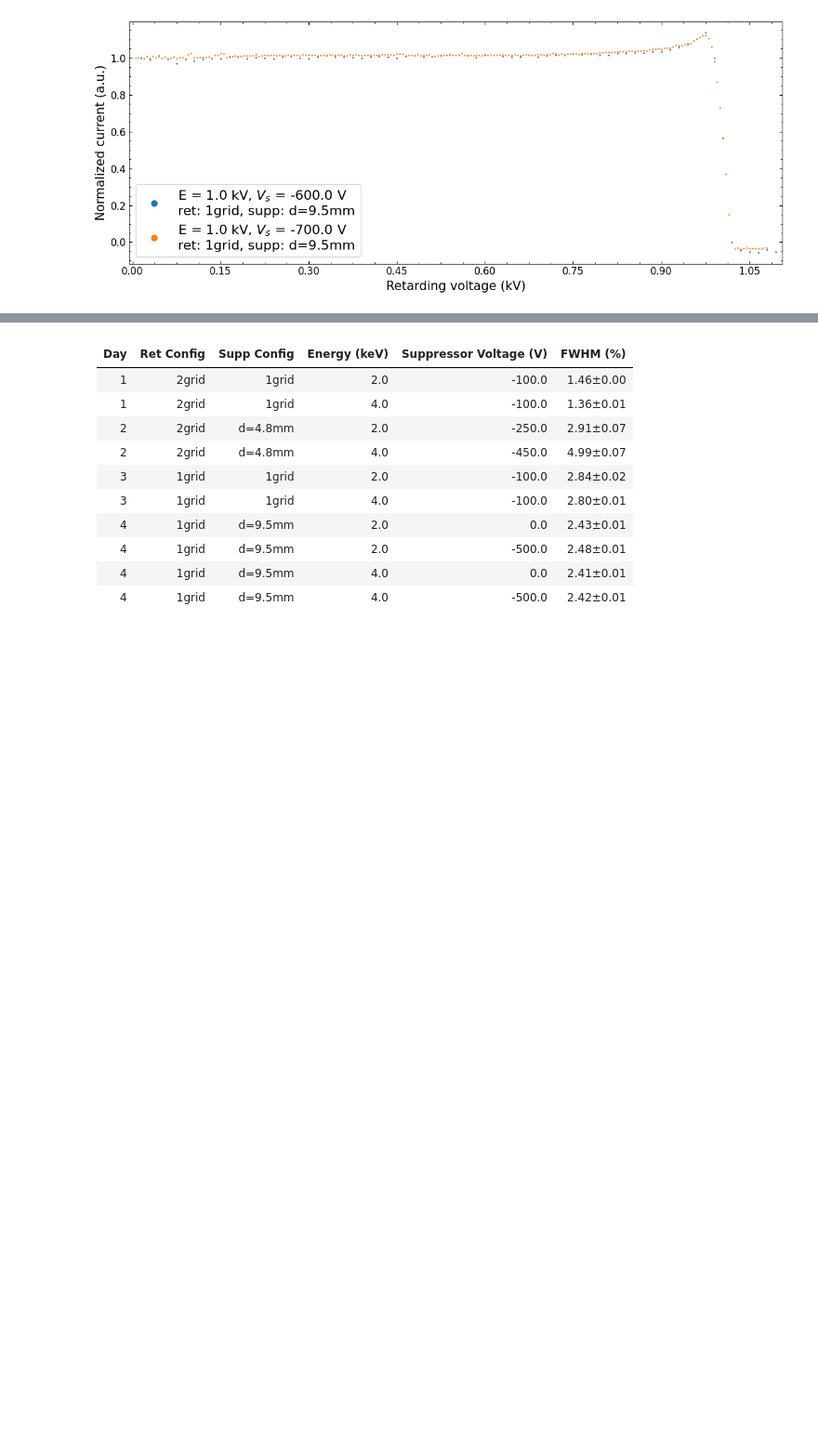
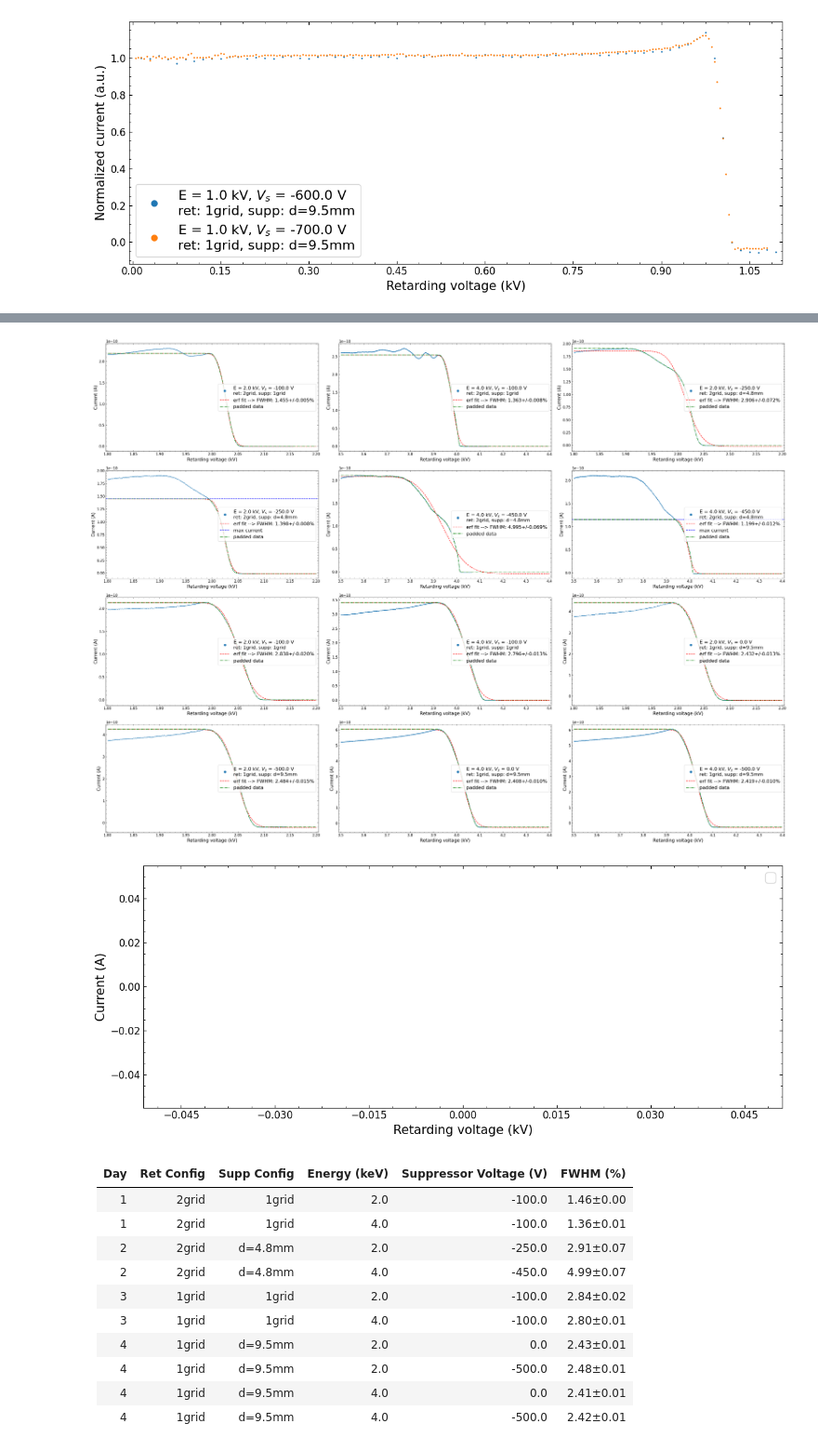
Before and after one commit to naki23/PL4-RFA, a Jupyter notebook: RFA_main2.ipynb, the cells around one changed output, grey strips where cells are left out. Shown at 93% size. Drawn from its saved outputs; the diff is of its cells as text; code cells hidden in the pictures; blank space fills up the shorter version.

Commit message:
fwhm subplots done, latex table wip

```diff
--- a/RFA_main2.ipynb
+++ b/RFA_main2.ipynb
@@ -497,7 +523,7 @@ Overall behaviors: 4 days, 2k and 4k each, at 1 Vsupp for each
 # %%
 for e in [2, 4]:
     # setup for-loops
-    fig, ax = format_plot(show=False)
+    fig, this_ax = format_plot(show=False)
     days = [1, 2, 3, 4]
     colors = ["blue", "blue", "red", "red"]
     linestyles = ["-", "--", "-", "--"]
@@ -506,11 +532,11 @@ for e in [2, 4]:
         # get the data w/ the highest suppressor voltage for each day
         highest_s = get_w_highest_supp(filtered(all_rfa_datas,
                                                 day=[day], energy=[e], is_peak=[False]))
-        ax.plot(highest_s.retarding_voltage, highest_s.current,
+        this_ax.plot(highest_s.retarding_voltage, highest_s.current,
                 label=f"Retarding config.: {highest_s.ret_config}\nSuppressor config.: {highest_s.supp_config}",
                 color=color,
                 linestyle=linestyle, linewidth=1.25)
-    format_plot(figax=(fig, ax), is_norm=highest_s.is_normalized, show=False, figsize=(12.5, 7))
+    format_plot(figax=(fig, this_ax), is_norm=highest_s.is_normalized, show=False, figsize=(12.5, 7))
     # export
     print(name := f"{e}kV_max-supp_1each-day.png")
     plt.savefig(f"./plot exports/{name}")
@@ -574,16 +600,16 @@ for (day, energy), range_ in thru:
                      is_peak=[False],
                      supp_voltage=range_)
     datas = sorted(datas, key=lambda x: -x.suppressor_voltage)
-    fig, ax = format_plot(show=False)
+    fig, this_ax = format_plot(show=False)
     for data in datas:
-        ax.plot(data.retarding_voltage, data.current,
+        this_ax.plot(data.retarding_voltage, data.current,
                 label=f"Suppressor voltage: {data.suppressor_voltage:.0f} V",
                 marker="o", markersize=0.5,
                 linestyle='-', linewidth=1)
-    fig, ax = format_plot(figax=(fig, ax), is_norm=data.is_normalized, show=False, figsize=(12.5, 7))
+    fig, this_ax = format_plot(figax=(fig, this_ax), is_norm=data.is_normalized, show=False, figsize=(12.5, 7))
     # change the legend location for the 1st one
     if (day, energy) == (2, 4):
-        ax.legend(
+        this_ax.legend(
                     loc='center left',
                     bbox_to_anchor=(1, 0.5),
                     markerscale=7)
@@ -643,3 +632,55 @@ FWHM: 0.113+/-0.001 kV, FWHM as % of center: 2.80+/-0.01%
+# %%
+peaks0 = filtered(all_rfa_datas, is_peak=[True], supp_voltage=list(range(0, -701, -50)))
+peaks0.sort(key=lambda x: (x.measurement_day, x.energy, -x.suppressor_voltage))
+mc0 = len(peaks0)*[None]
+
+double_falloffs = [filtered(all_rfa_datas, energy=[4],
+                            is_peak=[True],
+                            day=[2],
+                            supp_voltage=[-450])[0],
+                    filtered(all_rfa_datas, energy=[2],
+                             is_peak=[True],
+                             day=[2],
+                             supp_voltage=[-250])[0]]
+mcurrents = [1.15e-10, 1.45e-10]
+
+peaks_all = peaks0
+peaks_all.insert(3, double_falloffs[1])
+peaks_all.insert(5, double_falloffs[0])
+
+mc_all = mc0
+mc_all.insert(3, mcurrents[1])
+mc_all.insert(5, mcurrents[0])
+
+ncol, nrow = optimal_subplot_layout(len(peaks_all))
+fig, axs = plt.subplots(nrow, ncol, figsize=(ncol*11, nrow*6), tight_layout=True, dpi=100)
+axs = axs.flatten()
+trash_fig, _ = format_plot(show=False)
+
+table_data = []
+
+for data, m_c, ax in zip(peaks_all, mc_all, axs):
+    max_current, x_data, y_data, fit, fwhm_percent = data.calc_fwhm(plot_outside=True, max_current=m_c)
+
+    _, ax = format_plot(figax=(trash_fig, ax), rfa_datas=[data], show=False)
+    ax.plot(x_data, fit, 'r--',
+            label=f'erf fit --> FWHM: {fwhm_percent:.3f}%')
+    if max_current:
+        ax.axhline(y=max_current, color='b', linestyle='--', label='max current')
+    ax.plot(x_data, y_data, 'g-.', label='padded data')
+    ax.legend(markerscale=7, loc="right")
+
+    table_data.append([data.measurement_day,
+                       data.ret_config,
+                       data.supp_config,
+                       data.energy,
+                       data.suppressor_voltage,
+                       fwhm_percent])
+
+plt.show()
+# %% [output]
+[figure, added]
+[figure, added]
 # %% [markdown]
 | Day | Ret Config | Supp Config | Energy (keV) | Suppressor Voltage (V) | FWHM (%) |
 |-----|-------------|----------------------|------|------------|-------------|
```
Also changed, not shown: parts of 5 cells of this notebook.
